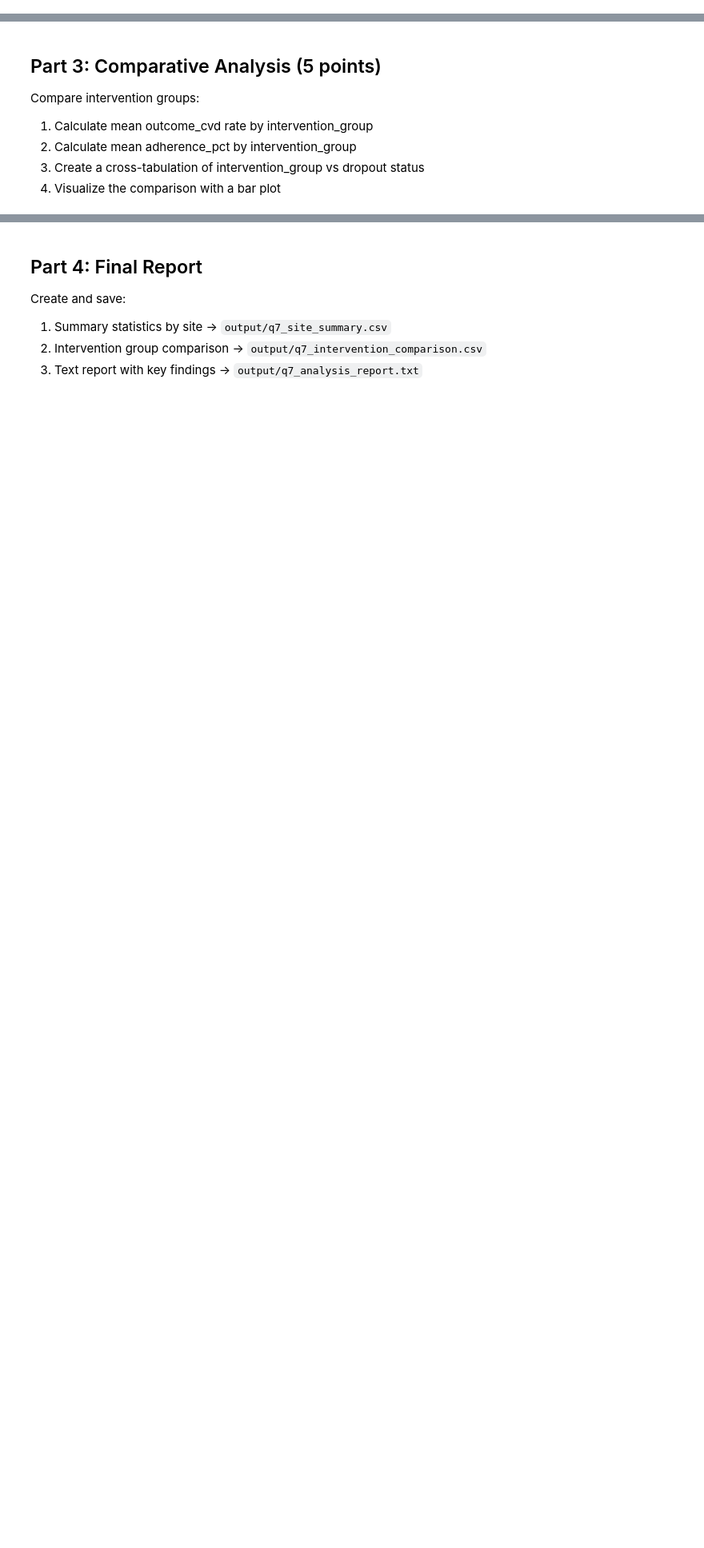
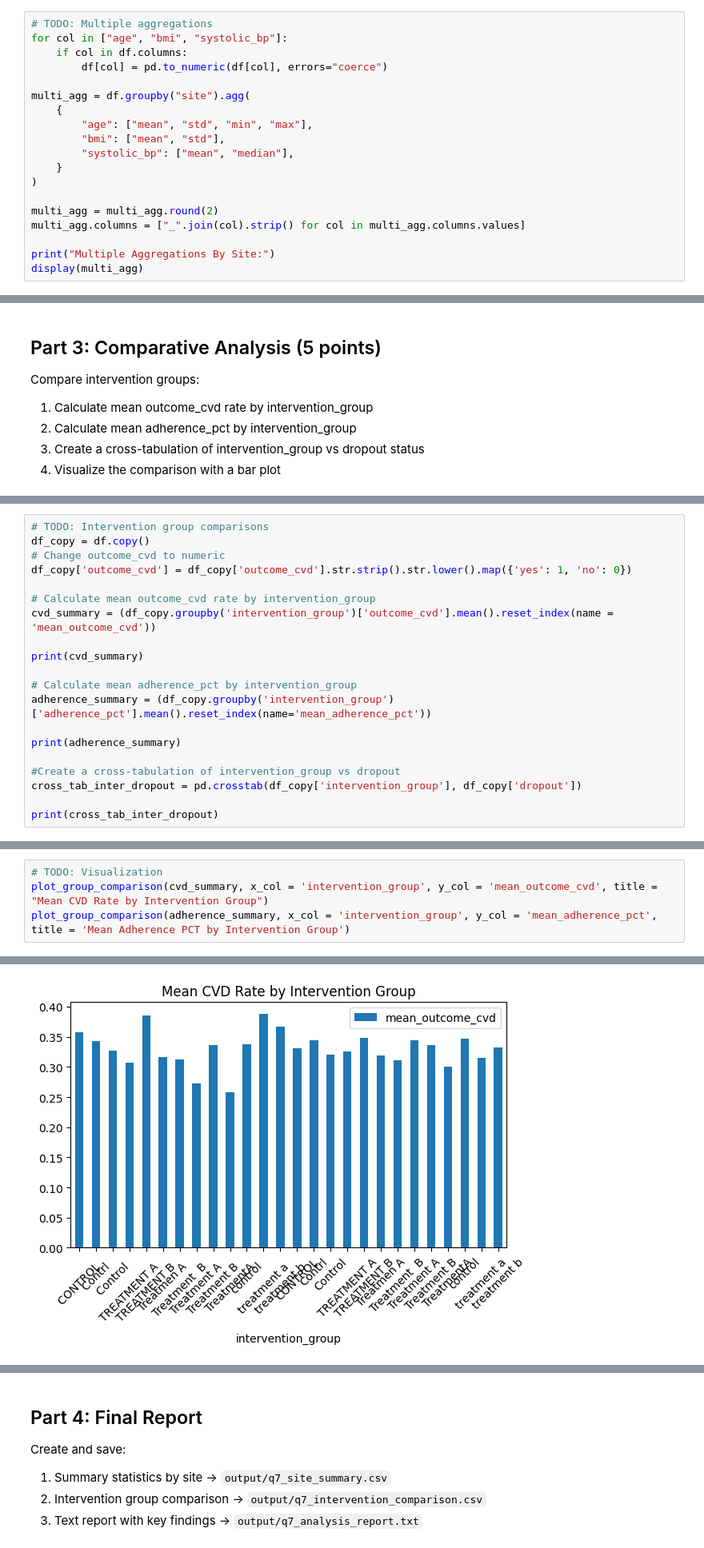
Before and after one commit to UCSF-DataSci/ds217-midterm-manal-ahmed1, a Jupyter notebook: q7_aggregation.ipynb, the cells around one changed output, grey strips where cells are left out. Shown at 80% size. Saved outputs shown, nothing was run; the diff lists cells and outputs as text; blank space fills up the shorter version.

```diff
--- a/q7_aggregation.ipynb
+++ b/q7_aggregation.ipynb
@@ -63,0 +163,19 @@ Display the results in a well-formatted table.
+# %%
+# TODO: Multiple aggregations
+for col in ["age", "bmi", "systolic_bp"]:
+    if col in df.columns:
+        df[col] = pd.to_numeric(df[col], errors="coerce")
+
+multi_agg = df.groupby("site").agg(
+    {
+        "age": ["mean", "std", "min", "max"],
+        "bmi": ["mean", "std"],
+        "systolic_bp": ["mean", "median"],
+    }
+)
+
+multi_agg = multi_agg.round(2)
+multi_agg.columns = ["_".join(col).strip() for col in multi_agg.columns.values]
+
+print("Multiple Aggregations By Site:")
+display(multi_agg)
@@ -75,0 +210,20 @@ Compare intervention groups:
+# %%
+# TODO: Intervention group comparisons
+df_copy = df.copy()
+# Change outcome_cvd to numeric
+df_copy['outcome_cvd'] = df_copy['outcome_cvd'].str.strip().str.lower().map({'yes': 1, 'no': 0})
+
+# Calculate mean outcome_cvd rate by intervention_group
+cvd_summary = (df_copy.groupby('intervention_group')['outcome_cvd'].mean().reset_index(name = 'mean_outcome_cvd'))
+
+print(cvd_summary)
+
+# Calculate mean adherence_pct by intervention_group
+adherence_summary = (df_copy.groupby('intervention_group')['adherence_pct'].mean().reset_index(name='mean_adherence_pct'))
+
+print(adherence_summary)
+
+#Create a cross-tabulation of intervention_group vs dropout
+cross_tab_inter_dropout = pd.crosstab(df_copy['intervention_group'], df_copy['dropout'])
+
+print(cross_tab_inter_dropout)
@@ -75,0 +248,5 @@ Compare intervention groups:
+# %%
+# TODO: Visualization
+plot_group_comparison(cvd_summary, x_col = 'intervention_group', y_col = 'mean_outcome_cvd', title = "Mean CVD Rate by Intervention Group")
+plot_group_comparison(adherence_summary, x_col = 'intervention_group', y_col = 'mean_adherence_pct', title = 'Mean Adherence PCT by Intervention Group')
+# %% [output]
@@ -75,0 +254 @@ Compare intervention groups:
+[figure, added]
```
Also changed, not shown: parts of 14 cells of this notebook.
